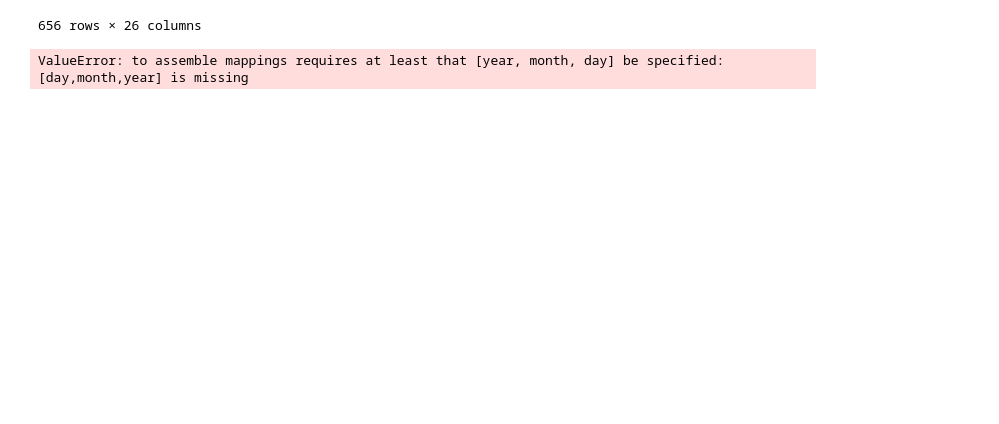
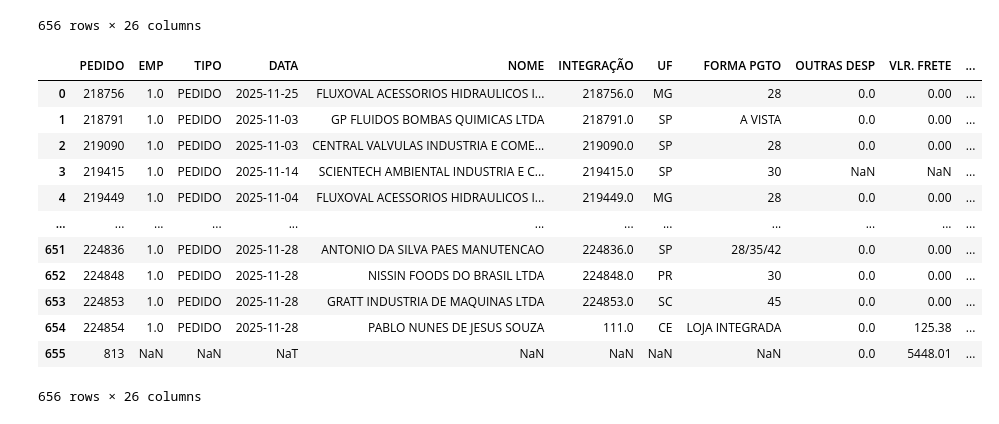
Before and after one commit to g-biroli/Python, a Jupyter notebook: AnalisesRedebras/ComercialNovembroRedebras.ipynb, the cells around one changed output. Drawn from its saved outputs; the diff is of its cells as text; code cells hidden in the pictures; blank space fills up the shorter version.

```diff
--- a/AnalisesRedebras/ComercialNovembroRedebras.ipynb
+++ b/AnalisesRedebras/ComercialNovembroRedebras.ipynb
@@ -6,6 +6,27 @@ import os
 caminho_dados = r"C:\Users\gabri\OneDrive\Belgeler\GitHub\Python\AnalisesRedebras\Dados\RelPedidoCli.xls"
 
 df_comercial = pd.read_excel(caminho_dados)
+
+#Formatando as colunas de Preços para números
+colunas_preco = ['TOTAL CUSTO', 'TOTAL ITENS', 'TOTAL ITENS C/ IPI', 'TOTAL PEDIDO']
+for col in colunas_preco:
+    # 1. Primeiro, garantimos que o dado seja tratado como texto
+    # 2. Removemos pontos de milhar (ex: 1.000,00 -> 1000,00) para não confundir o Python
+    df_comercial[col] = df_comercial[col].astype(str).str.replace('.', '', regex=False)
+
+    # 3. Trocamos a vírgula pelo ponto (ex: 1000,00 -> 1000.00)
+    df_comercial[col] = df_comercial[col].str.replace(',', '.', regex=False)
+
+    # 4. Convertemos para número decimal (float)
+    df_comercial[col] = pd.to_numeric(df_comercial[col], errors='coerce')
+
+
+#Formatando Colunas de Datas
+# Modificando as colunas de Data para o tipo Data
+colunas_data = ['DATA', 'NF. EMISSAO']
+
+for col in colunas_data:
+    df_comercial[col] = pd.to_datetime(df_comercial[col], dayfirst=True, errors='coerce')
 # %%
 df_comercial
 # %% [output]
@@ -23,22 +44,47 @@ df_comercial
 | 655 | 813 | NaN | NaN | NaN | NaN | NaN | NaN | NaN | 0.0 | 5448.01 | ... |
 656 rows × 26 columns
 # %%
-colunas_preço = ['TOTAL CUSTO', 'TOTAL ITENS', 'TOTAL ITENS C/ IPI', 'TOTAL PEDIDO']
+colunas_preco = ['TOTAL CUSTO', 'TOTAL ITENS', 'TOTAL ITENS C/ IPI', 'TOTAL PEDIDO']
 
-for col in colunas_preço:
-    # 1. Remove o ponto do milhar (ex: 29.901,72 -> 29901,72)
+for col in colunas_preco:
+    # 1. Primeiro, garantimos que o dado seja tratado como texto
+    # 2. Removemos pontos de milhar (ex: 1.000,00 -> 1000,00) para não confundir o Python
     df_comercial[col] = df_comercial[col].astype(str).str.replace('.', '', regex=False)
 
-    # 2. Troca a vírgula pelo ponto decimal (ex: 29901,72 -> 29901.72)
+    # 3. Trocamos a vírgula pelo ponto (ex: 1000,00 -> 1000.00)
     df_comercial[col] = df_comercial[col].str.replace(',', '.', regex=False)
 
-    # 3. Converte para número (float)
+    # 4. Convertemos para número decimal (float)
     df_comercial[col] = pd.to_numeric(df_comercial[col], errors='coerce')
+# %%
+colunas_preco = ['TOTAL CUSTO', 'TOTAL ITENS', 'TOTAL ITENS C/ IPI', 'TOTAL PEDIDO']
+
+for col in colunas_preco:
+    # 1. Transformamos em float por segurança
+    df_comercial[col] = df_comercial[col].astype(float)
+
+    # 2. Como o Pandas "engoliu" a vírgula, dividimos por 100
+    # Isso transforma 11151.0 em 111.51
+    df_comercial[col] = df_comercial[col] / 100
 # %%
 # Modificando as colunas de Data para o tipo Data
 colunas_data = ['DATA', 'NF. EMISSAO']
 
 for col in colunas_data:
     df_comercial[col] = pd.to_datetime(df_comercial[col], dayfirst=True, errors='coerce')
-# %% [output]
-ValueError: to assemble mappings requires at least that [year, month, day] be specified: [day,month,year] is missing
+# %%
+df_comercial
+# %% [output]
+|  | PEDIDO | EMP | TIPO | DATA | NOME | INTEGRAÇÃO | UF | FORMA PGTO | OUTRAS DESP | VLR. FRETE | ... |
+| 0 | 218756 | 1.0 | PEDIDO | 2025-11-25 | FLUXOVAL ACESSORIOS HIDRAULICOS I... | 218756.0 | MG | 28 | 0.0 | 0.00 | ... |
+| 1 | 218791 | 1.0 | PEDIDO | 2025-11-03 | GP FLUIDOS BOMBAS QUIMICAS LTDA | 218791.0 | SP | A VISTA | 0.0 | 0.00 | ... |
+| 2 | 219090 | 1.0 | PEDIDO | 2025-11-03 | CENTRAL VALVULAS INDUSTRIA E COME... | 219090.0 | SP | 28 | 0.0 | 0.00 | ... |
+| 3 | 219415 | 1.0 | PEDIDO | 2025-11-14 | SCIENTECH AMBIENTAL INDUSTRIA E C... | 219415.0 | SP | 30 | NaN | NaN | ... |
+| 4 | 219449 | 1.0 | PEDIDO | 2025-11-04 | FLUXOVAL ACESSORIOS HIDRAULICOS I... | 219449.0 | MG | 28 | 0.0 | 0.00 | ... |
+| ... | ... | ... | ... | ... | ... | ... | ... | ... | ... | ... | ... |
+| 651 | 224836 | 1.0 | PEDIDO | 2025-11-28 | ANTONIO DA SILVA PAES MANUTENCAO | 224836.0 | SP | 28/35/42 | 0.0 | 0.00 | ... |
+| 652 | 224848 | 1.0 | PEDIDO | 2025-11-28 | NISSIN FOODS DO BRASIL LTDA | 224848.0 | PR | 30 | 0.0 | 0.00 | ... |
+| 653 | 224853 | 1.0 | PEDIDO | 2025-11-28 | GRATT INDUSTRIA DE MAQUINAS LTDA | 224853.0 | SC | 45 | 0.0 | 0.00 | ... |
+| 654 | 224854 | 1.0 | PEDIDO | 2025-11-28 | PABLO NUNES DE JESUS SOUZA | 111.0 | CE | LOJA INTEGRADA | 0.0 | 125.38 | ... |
+| 655 | 813 | NaN | NaN | NaT | NaN | NaN | NaN | NaN | 0.0 | 5448.01 | ... |
+656 rows × 26 columns
```
